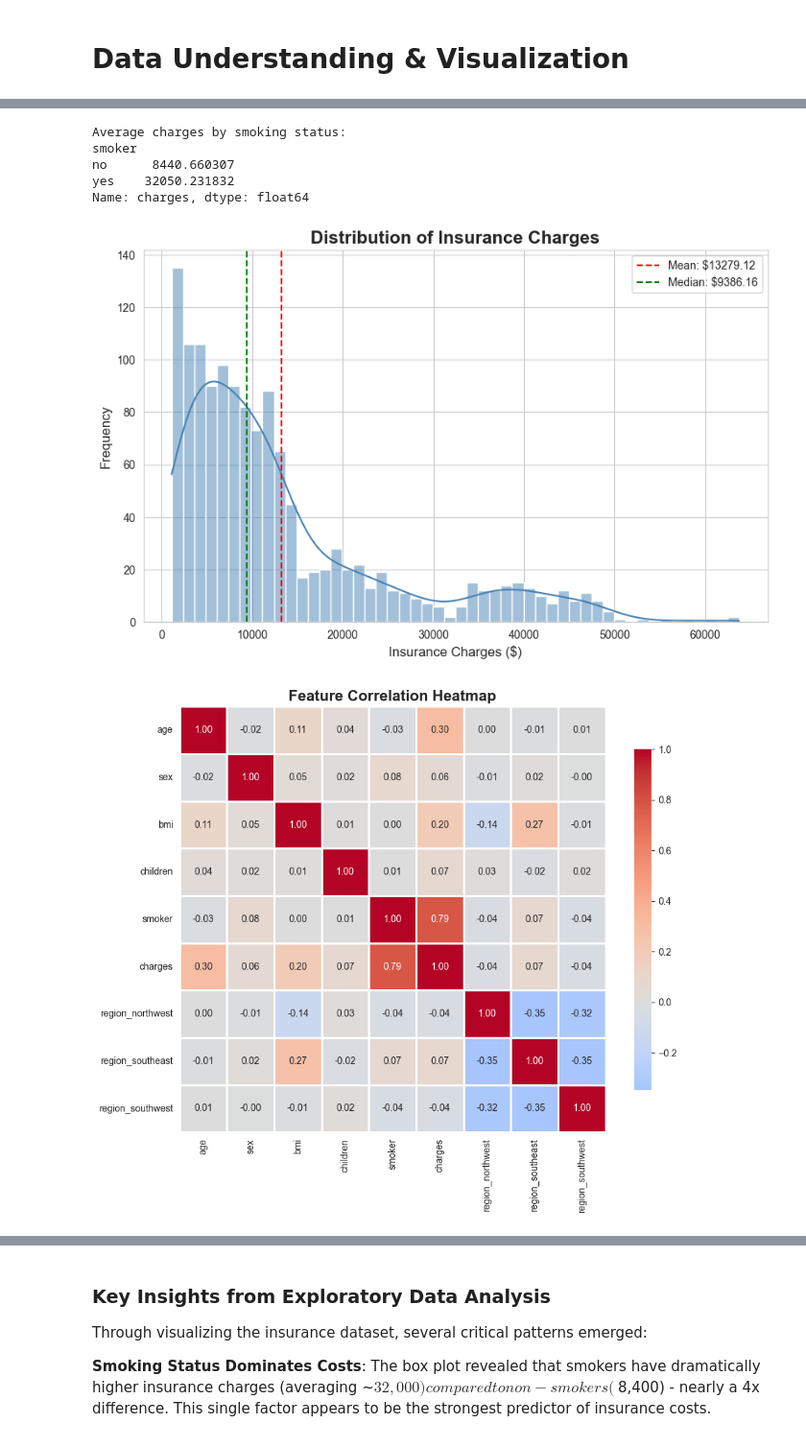
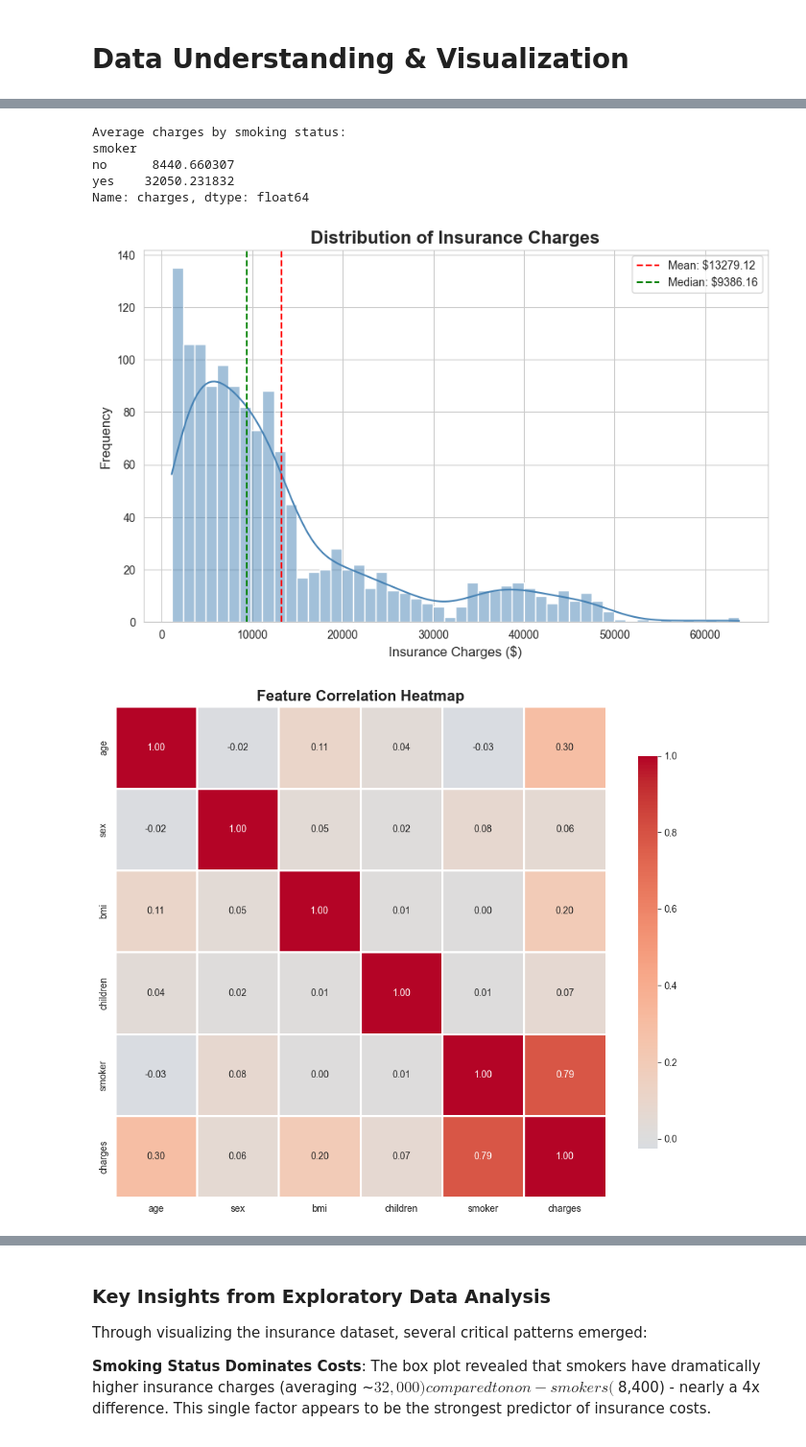
Before and after one commit to JadonVC/portfolio-website, a Jupyter notebook: project2.ipynb, the cells around one changed output, grey strips where cells are left out. Shown at 96% size. Drawn from its saved outputs; the diff is of its cells as text; code cells hidden in the pictures.

```diff
--- a/project2.ipynb
+++ b/project2.ipynb
@@ -94,14 +94,13 @@ charges     float64
 # %%
 import matplotlib.pyplot as plt
 import seaborn as sns
+import pandas as pd
 
 # Set style
 sns.set_style("whitegrid")
 plt.rcParams['figure.figsize'] = (10, 6)
 
-# ========================================
 # 1. CHARGES BY SMOKING STATUS (THE KEY INSIGHT!)
-# ========================================
 plt.figure(figsize=(10, 6))
 sns.boxplot(x='smoker', y='charges', data=df, palette='Set2')
 plt.title('Insurance Charges by Smoking Status', fontsize=16, fontweight='bold')
@@ -113,9 +112,7 @@ plt.show()
 print("Average charges by smoking status:")
 print(df.groupby('smoker')['charges'].mean())
 
-# ========================================
 # 2. DISTRIBUTION OF CHARGES (SHOWS SKEWNESS)
-# ========================================
 plt.figure(figsize=(10, 6))
 sns.histplot(df['charges'], bins=50, kde=True, color='steelblue')
 plt.title('Distribution of Insurance Charges', fontsize=16, fontweight='bold')
@@ -126,9 +123,7 @@ plt.axvline(df['charges'].median(), color='green', linestyle='--', label=f'Media
 plt.legend()
 plt.show()
 
-# ========================================
 # 3. CORRELATION HEATMAP (AFTER BASIC ENCODING)
-# ========================================
 # Create a temporary encoded dataframe just for correlation
 df_corr = df.copy()
 df_corr['sex'] = df_corr['sex'].map({'male': 1, 'female': 0})
@@ -136,15 +131,14 @@ df_corr['smoker'] = df_corr['smoker'].map({'yes': 1, 'no': 0})
 df_corr = pd.get_dummies(df_corr, columns=['region'], drop_first=True)
 
 plt.figure(figsize=(10, 8))
-sns.heatmap(df_corr.corr(), annot=True, fmt='.2f', cmap='coolwarm', center=0,
+sns.heatmap(df_corr.select_dtypes(include=['number']).corr(),
+            annot=True, fmt='.2f', cmap='coolwarm', center=0,
             square=True, linewidths=1, cbar_kws={"shrink": 0.8})
 plt.title('Feature Correlation Heatmap', fontsize=16, fontweight='bold')
 plt.tight_layout()
 plt.show()
 
-# ========================================
 # 4. AGE VS CHARGES (COLORED BY SMOKER STATUS)
-# ========================================
 plt.figure(figsize=(12, 6))
 sns.scatterplot(x='age', y='charges', hue='smoker', data=df, palette='Set1', s=50, alpha=0.6)
 plt.title('Age vs Insurance Charges (by Smoking Status)', fontsize=16, fontweight='bold')
@@ -153,15 +147,10 @@ plt.ylabel('Insurance Charges ($)', fontsize=12)
 plt.legend(title='Smoker')
 plt.show()
 
-# ========================================
 # KEY INSIGHTS FROM VISUALIZATIONS
-# ========================================
-print("\n" + "="*70)
-print("KEY INSIGHTS FROM DATA VISUALIZATION")
-print("="*70)
+print("\nKEY INSIGHTS FROM DATA VISUALIZATION\n")
 
-print("\n1. INSURANCE CHARGES BY SMOKING STATUS")
-print("-" * 70)
+print("1. INSURANCE CHARGES BY SMOKING STATUS")
 print("The most striking finding from our analysis:")
 smoker_avg = df[df['smoker'] == 'yes']['charges'].mean()
 nonsmoker_avg = df[df['smoker'] == 'no']['charges'].mean()
@@ -169,54 +158,49 @@ print(f"  • Smokers: Average charge of ${smoker_avg:,.2f}")
 print(f"  • Non-smokers: Average charge of ${nonsmoker_avg:,.2f}")
 print(f"  • Difference: ~{smoker_avg/nonsmoker_avg:.1f}x higher costs for smokers")
 print("\nThis dramatic disparity immediately identifies smoking as the dominant")
-print("risk factor in insurance pricing, overshadowing all other demographic variables.")
+print("risk factor in insurance pricing, overshadowing all other demographic variables.\n")
 
-print("\n2. DISTRIBUTION OF INSURANCE CHARGES")
-print("-" * 70)
+print("2. DISTRIBUTION OF INSURANCE CHARGES")
 print("The histogram revealed a right-skewed distribution:")
 print(f"  • Mean: ${df['charges'].mean():,.2f}")
 print(f"  • Median: ${df['charges'].median():,.2f}")
 print(f"  • Range: ${df['charges'].min():,.2f} - ${df['charges'].max():,.2f}")
 print("\nMost customers cluster in the lower cost range (under $15,000), with a long")
 print("tail of high-cost outliers. This skewness justified our tercile-based approach")
-print("to risk categorization rather than equal-dollar-amount bins.")
+print("to risk categorization rather than equal-dollar-amount bins.\n")
 
-print("\n3. FEATURE CORRELATION HEATMAP")
-print("-" * 70)
+print("3. FEATURE CORRELATION HEATMAP")
 print("Key correlations with insurance charges:")
 print("  • Smoker status: Strongest positive correlation")
 print("  • Age: Moderate positive correlation")
 print("  • BMI: Weak-to-moderate positive correlation")
 print("  • Sex, children, region: Minimal correlation")
 print("\nThe heatmap confirmed that smoking status and age are the primary predictive")
-print("features, while demographic factors like sex and region have limited influence on costs.")
+print("features, while demographic factors like sex and region have limited influence on costs.\n")
 
-print("\n4. AGE VS CHARGES (COLORED BY SMOKING STATUS)")
-print("-" * 70)
+print("4. AGE VS CHARGES (COLORED BY SMOKING STATUS)")
 print("The scatter plot revealed two distinct patterns:")
 smoker_min = df[df['smoker'] == 'yes']['charges'].min()
 smoker_max = df[df['smoker'] == 'yes']['charges'].max()
 nonsmoker_min = df[df['smoker'] == 'no']['charges'].min()
 nonsmoker_max = df[df['smoker'] == 'no']['charges'].max()
 print(f"  • Smokers: Consistently high charges (${smoker_min/1000:.0f}K-${smoker_max/1000:.0f}K) across all ages,")
 print("    with costs starting high even for younger smokers")
 print(f"  • Non-smokers: Gradual upward trend with age, ranging from ${nonsmoker_min/1000:.0f}K-${nonsmoker_max/1000:.0f}K,")
 print("    showing more variance")
 print("\nThis visualization demonstrates that smoking status not only increases baseline")
 print("costs but also changes how other factors (like age) affect insurance charges,")
 print("suggesting the need for separate analysis of smoker vs. non-smoker populations.")
-
-print("\n" + "="*70)
 # %% [output]
 Passing `palette` without assigning `hue` is deprecated and will be removed in v0.14.0. Assign the `x` variable to `hue` and set `legend=False` for the same effect.
 
   sns.boxplot(x='smoker', y='charges', data=df, palette='Set2')
 [figure]
 Average charges by smoking status:
 smoker
 no      8440.660307
 yes    32050.231832
 Name: charges, dtype: float64
 [figure]
-[figure, old version]
+[figure, new version]
 [figure]
```
Also changed, not shown: parts of 6 cells of this notebook, 1 other file.
